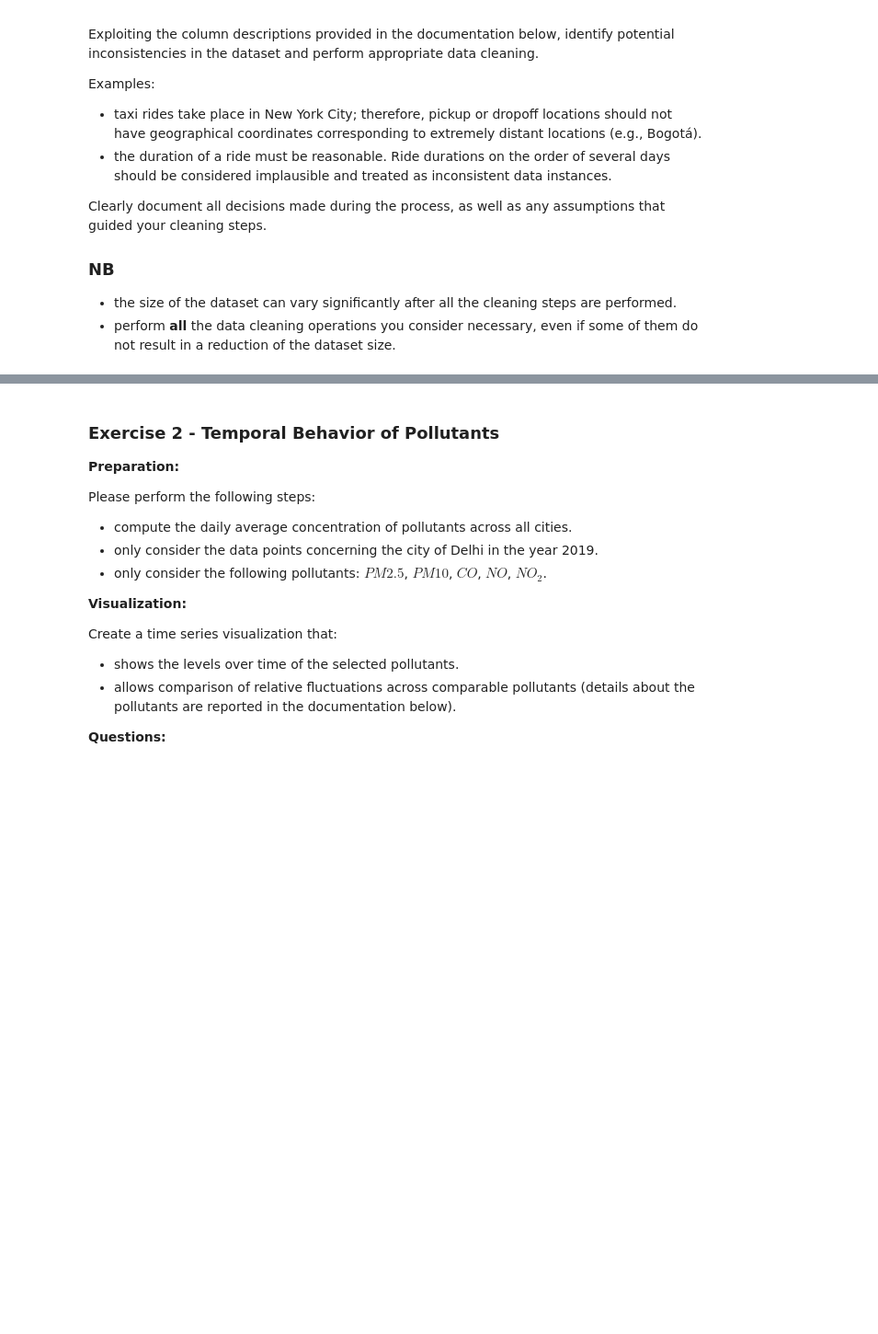
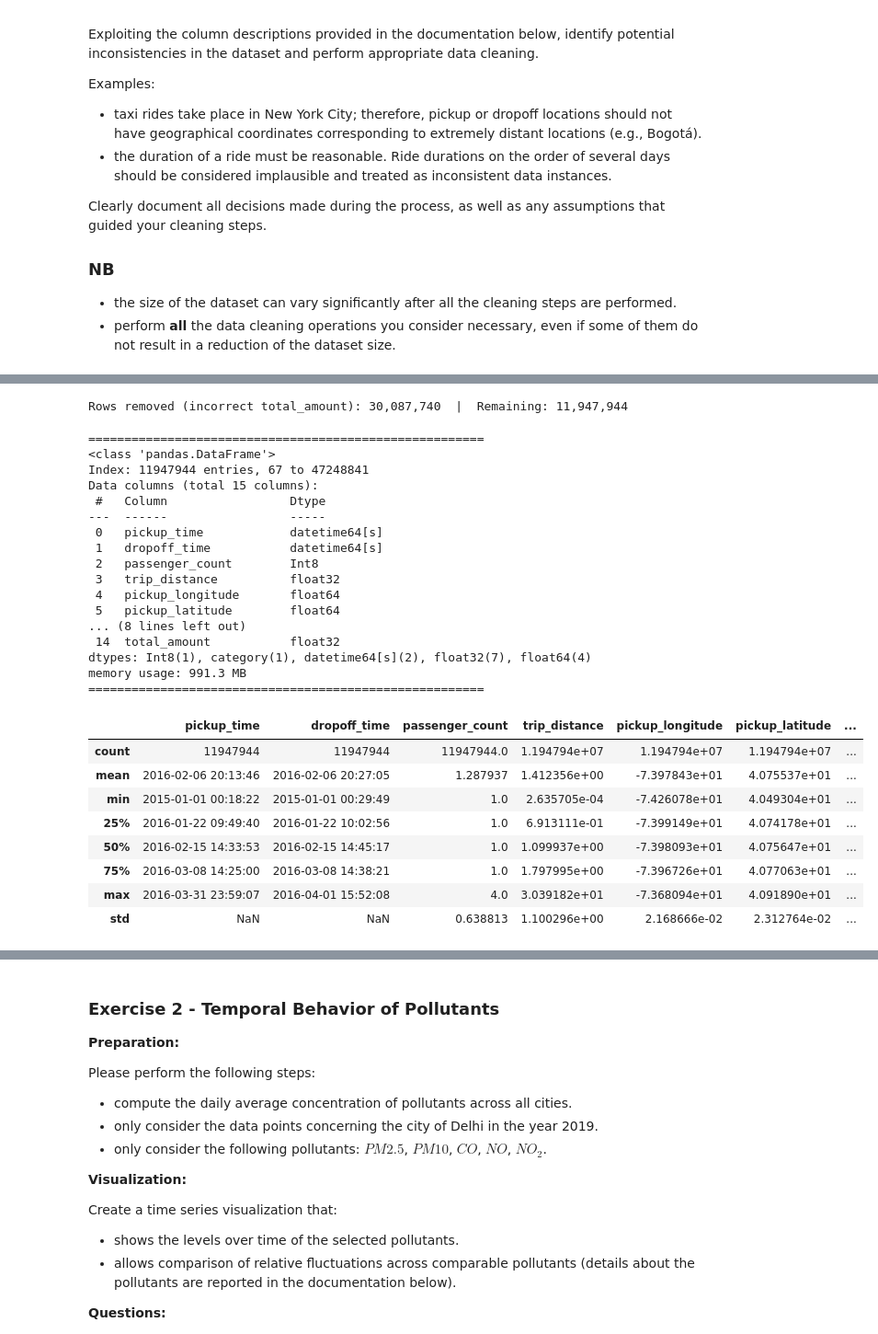
Before and after one commit to micheleminuti/python-data-visualization, a Jupyter notebook: assignment_1.ipynb, the cells around one changed output, grey strips where cells are left out. Shown at 92% size. Cells and saved outputs as stored; diff of their text form; code cells hidden in the pictures; blank space fills up the shorter version.

```diff
--- a/assignment_1.ipynb
+++ b/assignment_1.ipynb
@@ -78,0 +371,17 @@ Clearly document all decisions made during the process, as well as any assumptio
+# %%
+# fare_amount and total_amount must be non-negative.
+
+n_before = len(df)
+
+# 1. Remove negative values
+df = df[(df["total_amount"] >= 0) & (df["fare_amount"] >= 0)]
+
+# 2. Remove zero values ONLY for non-voucher rides (because voucher rides can have zero fare)
+non_voucher = df["payment_type"] != "Voucher ride"
+
+df = df[~(
+    non_voucher &
+    ((df["fare_amount"] == 0) | (df["total_amount"] == 0))
+)]
+
+print(f"Rows removed (negative/zero fares): {n_before - len(df):,}  |  Remaining: {len(df):,}")
@@ -79,3 +413,57 @@ Clearly document all decisions made during the process, as well as any assumptio
+# %%
+
+# Per the documentation, total_amount = fare_amount + mta_tax + overnight_tax + improvement_surcharge + tolls_amount.
+
+rn_before = len(df)
+
+# Recompute expected total
+recomputed_total = (
+    df["fare_amount"].astype(float) +
+    df["mta_tax"].astype(float) +
+    df["overnight_tax"].astype(float) +
+    df["improvement_surcharge"].astype(float) +
+    df["tolls_amount"].astype(float)
+)
+
+# Keep only rows where total_amount matches expected value (with a small tolerance for floating-point imprecision)
+df = df[np.isclose(df["total_amount"].astype(float), recomputed_total, atol=0.01)]
+
+print(f"Rows removed (incorrect total_amount): {n_before - len(df):,}  |  Remaining: {len(df):,}")
+# %% [output]
+Rows removed (incorrect total_amount): 30,087,740  |  Remaining: 11,947,944
+# %%
+# Final dataset summary
+print("=" * 55)
+df.info(memory_usage="deep")
+print("=" * 55)
+df.describe()
+# %% [output]
+=======================================================
+<class 'pandas.DataFrame'>
+Index: 11947944 entries, 67 to 47248841
+Data columns (total 15 columns):
+ #   Column                 Dtype
+---  ------                 -----
+ 0   pickup_time            datetime64[s]
+ 1   dropoff_time           datetime64[s]
+ 2   passenger_count        Int8
+ 3   trip_distance          float32
+ 4   pickup_longitude       float64
+ 5   pickup_latitude        float64
+... (8 lines left out)
+ 14  total_amount           float32
+dtypes: Int8(1), category(1), datetime64[s](2), float32(7), float64(4)
+memory usage: 991.3 MB
+=======================================================
+|  | pickup_time | dropoff_time | passenger_count | trip_distance | pickup_longitude | pickup_latitude | ... |
+| count | 11947944 | 11947944 | 11947944.0 | 1.194794e+07 | 1.194794e+07 | 1.194794e+07 | ... |
+| mean | 2016-02-06 20:13:46 | 2016-02-06 20:27:05 | 1.287937 | 1.412356e+00 | -7.397843e+01 | 4.075537e+01 | ... |
+| min | 2015-01-01 00:18:22 | 2015-01-01 00:29:49 | 1.0 | 2.635705e-04 | -7.426078e+01 | 4.049304e+01 | ... |
+| 25% | 2016-01-22 09:49:40 | 2016-01-22 10:02:56 | 1.0 | 6.913111e-01 | -7.399149e+01 | 4.074178e+01 | ... |
+| 50% | 2016-02-15 14:33:53 | 2016-02-15 14:45:17 | 1.0 | 1.099937e+00 | -7.398093e+01 | 4.075647e+01 | ... |
+| 75% | 2016-03-08 14:25:00 | 2016-03-08 14:38:21 | 1.0 | 1.797995e+00 | -7.396726e+01 | 4.077063e+01 | ... |
+| max | 2016-03-31 23:59:07 | 2016-04-01 15:52:08 | 4.0 | 3.039182e+01 | -7.368094e+01 | 4.091890e+01 | ... |
+| std | NaN | NaN | 0.638813 | 1.100296e+00 | 2.168666e-02 | 2.312764e-02 | ... |
 # %% [markdown]
 ---
 ## Section 2 - Data visualization (60 points)
```
Also changed, not shown: parts of 26 cells of this notebook.
